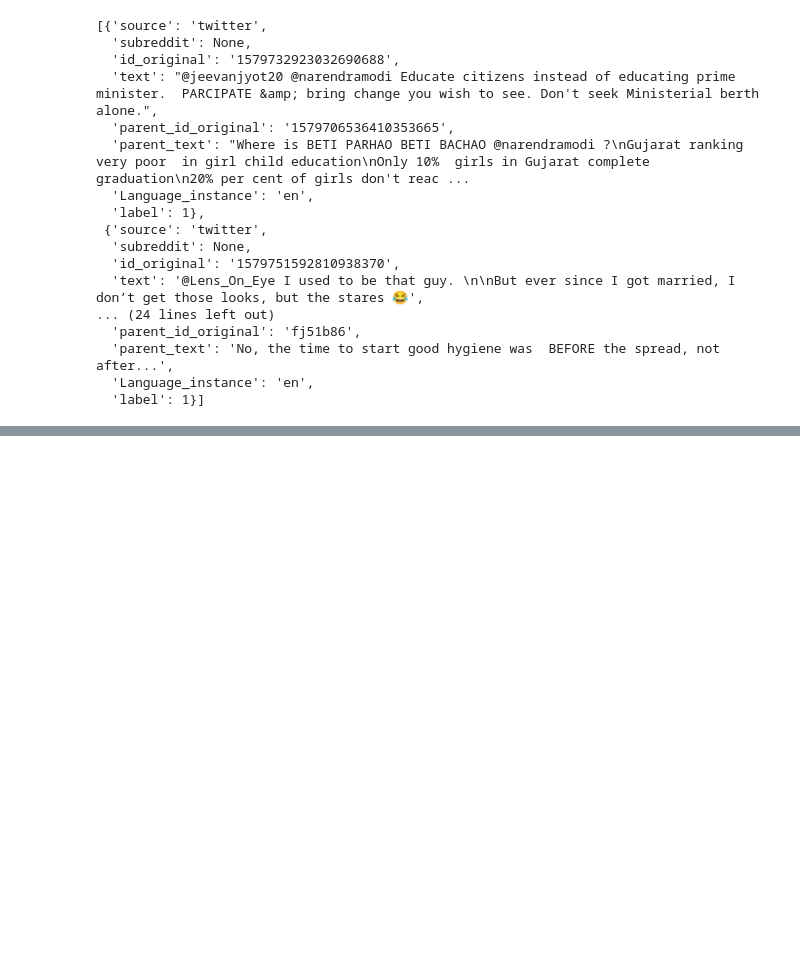
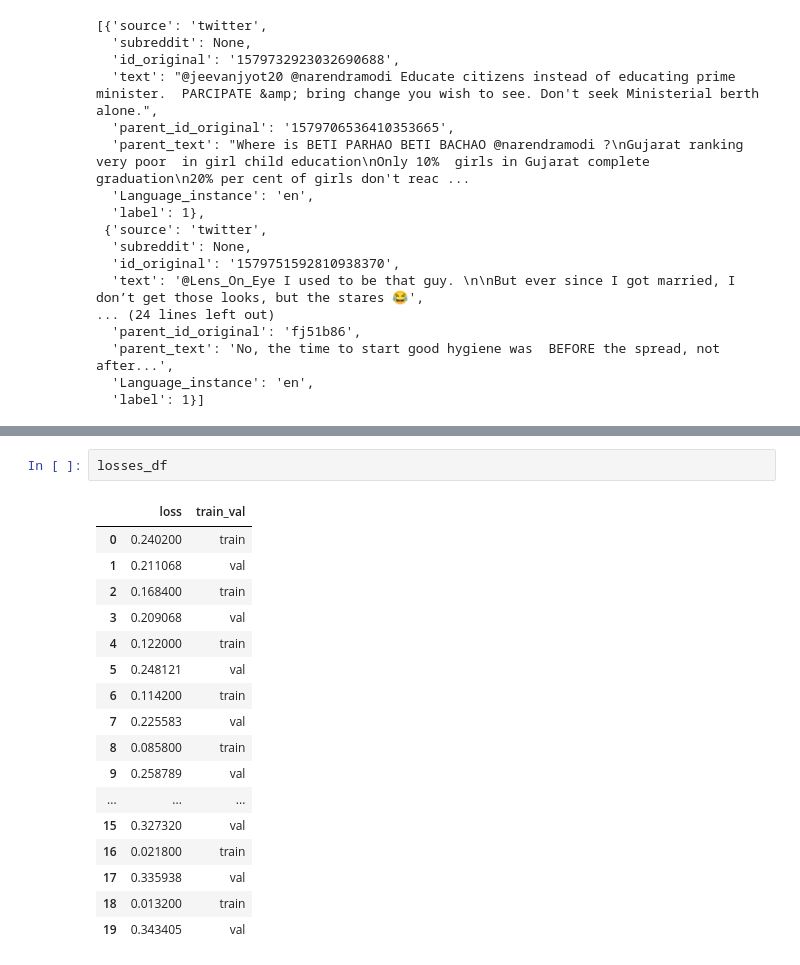
Before and after one commit to PierreEpron/irony-detection, a Jupyter notebook: evaluate.ipynb, the cells around one changed output, grey strips where cells are left out. Saved outputs shown, nothing was run; the diff lists cells and outputs as text; blank space fills up the shorter version.

```diff
--- a/evaluate.ipynb
+++ b/evaluate.ipynb
@@ -107,0 +115,20 @@ def evaluate_model(model, X_test, y_test):
+# %%
+losses_df
+# %% [output]
+|  | loss | train_val |
+| 0 | 0.240200 | train |
+| 1 | 0.211068 | val |
+| 2 | 0.168400 | train |
+| 3 | 0.209068 | val |
+| 4 | 0.122000 | train |
+| 5 | 0.248121 | val |
+| 6 | 0.114200 | train |
+| 7 | 0.225583 | val |
+| 8 | 0.085800 | train |
+| 9 | 0.258789 | val |
+| ... | ... | ... |
+| 15 | 0.327320 | val |
+| 16 | 0.021800 | train |
+| 17 | 0.335938 | val |
+| 18 | 0.013200 | train |
+| 19 | 0.343405 | val |
```
Also changed, not shown: parts of 5 cells of this notebook.
